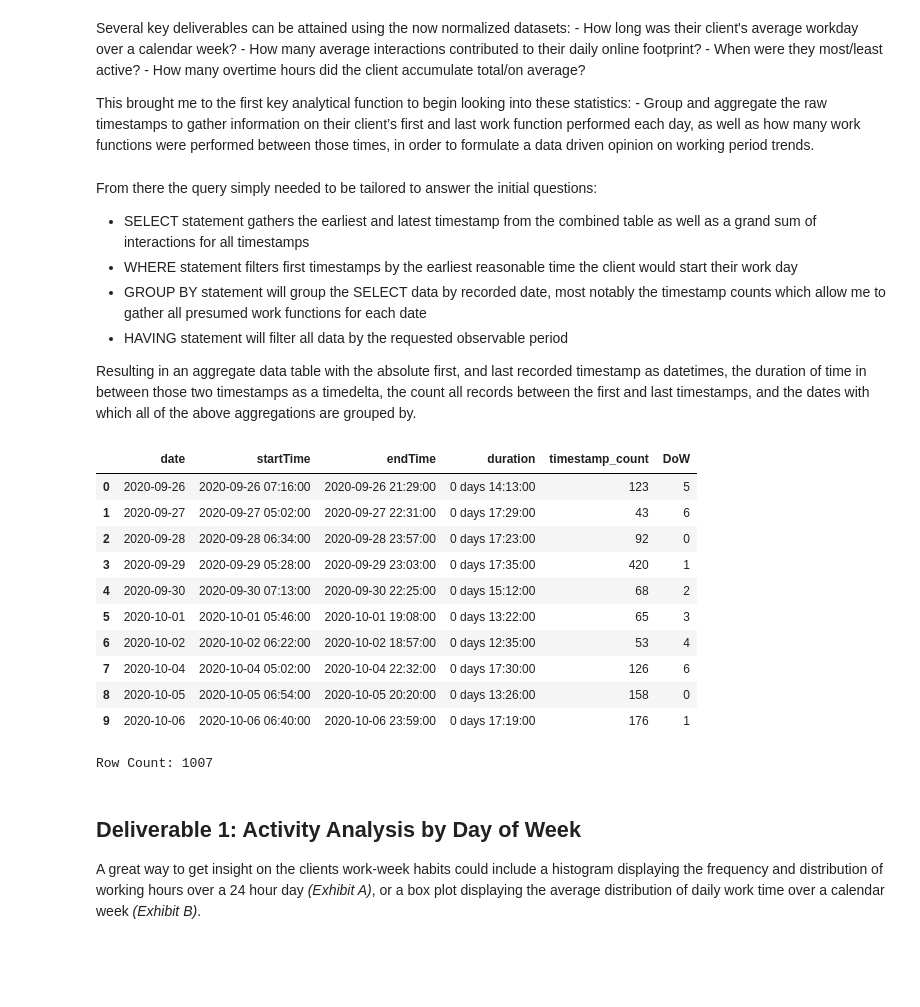
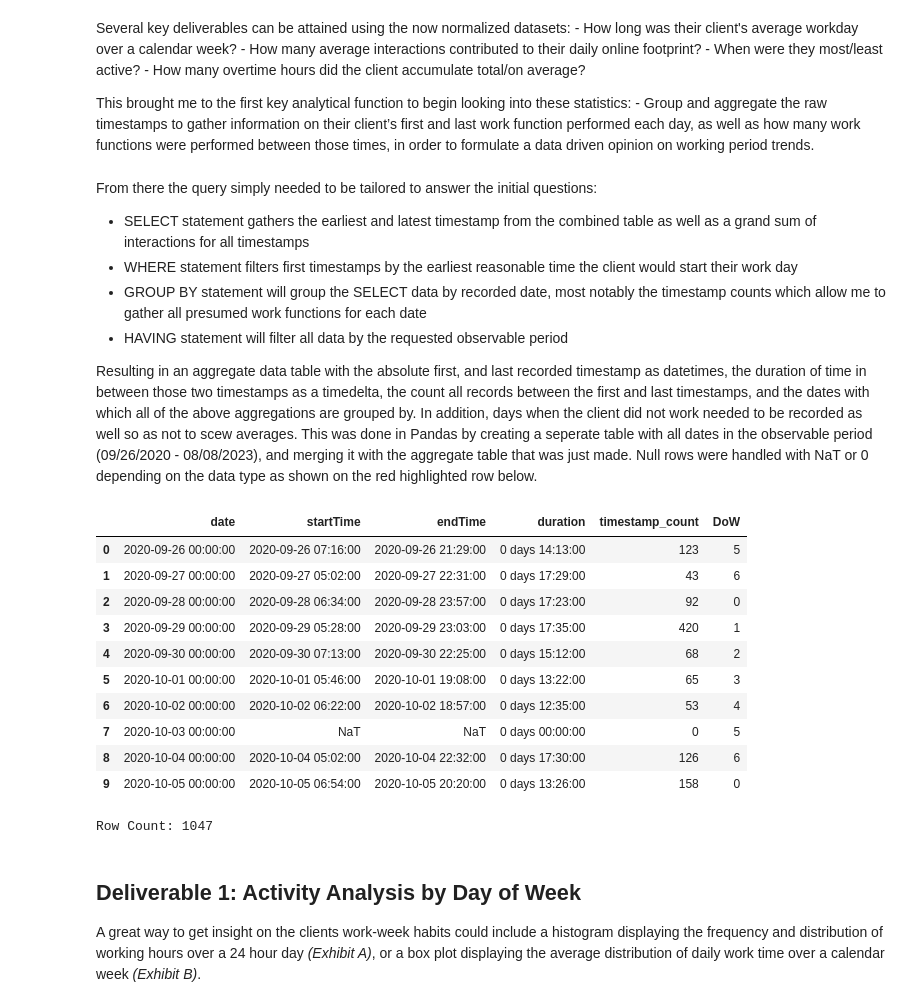
Before and after one commit to SB0912/Consulting-Portfolio, a Jupyter notebook: HvT.ipynb, the cells around one changed output. Drawn from its saved outputs; the diff is of its cells as text; code cells hidden in the pictures; blank space fills up the shorter version.

```diff
--- a/HvT.ipynb
+++ b/HvT.ipynb
@@ -177,44 +177,60 @@ From there the query simply needed to be tailored to answer the initial question
    - GROUP BY statement will group the SELECT data by recorded date, most notably the timestamp counts which allow me to gather all presumed work functions for each date
    - HAVING statement will filter all data by the requested observable period
 
-Resulting in an aggregate data table with the absolute first, and last recorded timestamp as datetimes, the duration of time in between those two timestamps as a timedelta, the count all records between the first and last timestamps, and the dates with which all of the above aggregations are grouped by.
+Resulting in an aggregate data table with the absolute first, and last recorded timestamp as datetimes, the duration of time in between those two timestamps as a timedelta, the count all records between the first and last timestamps, and the dates with which all of the above aggregations are grouped by. In addition, days when the client did not work needed to be recorded as well so as not to scew averages. This was done in Pandas by creating a seperate table with all dates in the observable period (09/26/2020 - 08/08/2023), and merging it with the aggregate table that was just made. Null rows were handled with NaT or 0 depending on the data type as shown on the red highlighted row below.
 # %%
 curser.execute("""
 SELECT
     `date`,
     MIN(first_timestamp) as startTime,
     MAX(last_timestamp) as endTime,
     TIMEDIFF(MAX(last_timestamp), MIN(first_timestamp)) as duration,
     SUM(timestamp_count) as timestamp_count,
     WEEKDAY(`date`) as DoW
 FROM
     CombinedStamps
 WHERE
     HOUR(first_timestamp) >= '05:00:00'
 GROUP BY
     `date`
 HAVING
     `date` BETWEEN '2020-09-26' AND '2023-08-08';
                """)
 combinedStamps = curser.fetchall()
 headers = [i[0] for i in curser.description]
 combinedStampsDf = pd.DataFrame(combinedStamps, columns=[headers], index=None)
 combinedStampsDf.columns = ['_'.join(col) if isinstance(col, tuple) else col for col in combinedStampsDf.columns]
-display(combinedStampsDf.head(10))
+
+# Date range for all dates between '2020-09-26' and '2023-08-08'
+dataPeriod = pd.date_range(start='2020-09-26', end='2023-08-08', freq='D')
+combinedStampsDf['date'] = pd.to_datetime(combinedStampsDf['date'], format='%Y-%m-%d')
+
+# Merge the existing data with the full date range
+combinedStampsDf = pd.DataFrame({'date': dataPeriod}).merge(combinedStampsDf, on='date', how='left')
+
+# Fill NaN values for startTime, endTime, duration, and timestamp_count
+combinedStampsDf['startTime'] = combinedStampsDf['startTime'].fillna(pd.NaT)
+combinedStampsDf['endTime'] = combinedStampsDf['endTime'].fillna(pd.NaT)
+combinedStampsDf['duration'] = combinedStampsDf['duration'].fillna(pd.Timedelta(0))
+combinedStampsDf['timestamp_count'] = combinedStampsDf['timestamp_count'].fillna(0)
+combinedStampsDf['DoW'] = combinedStampsDf['date'].dt.weekday
+
+highlight = lambda x: ['background: red' if x.name == 7 else '' for _ in x]
+display(combinedStampsDf.head(10).style.apply(highlight, axis=1))
 print("Row Count: " + str(len(combinedStampsDf)))
 # %% [output]
 |  | date | startTime | endTime | duration | timestamp_count | DoW |
-| 0 | 2020-09-26 | 2020-09-26 07:16:00 | 2020-09-26 21:29:00 | 0 days 14:13:00 | 123 | 5 |
-| 1 | 2020-09-27 | 2020-09-27 05:02:00 | 2020-09-27 22:31:00 | 0 days 17:29:00 | 43 | 6 |
-| 2 | 2020-09-28 | 2020-09-28 06:34:00 | 2020-09-28 23:57:00 | 0 days 17:23:00 | 92 | 0 |
-| 3 | 2020-09-29 | 2020-09-29 05:28:00 | 2020-09-29 23:03:00 | 0 days 17:35:00 | 420 | 1 |
-| 4 | 2020-09-30 | 2020-09-30 07:13:00 | 2020-09-30 22:25:00 | 0 days 15:12:00 | 68 | 2 |
-| 5 | 2020-10-01 | 2020-10-01 05:46:00 | 2020-10-01 19:08:00 | 0 days 13:22:00 | 65 | 3 |
-| 6 | 2020-10-02 | 2020-10-02 06:22:00 | 2020-10-02 18:57:00 | 0 days 12:35:00 | 53 | 4 |
-| 7 | 2020-10-04 | 2020-10-04 05:02:00 | 2020-10-04 22:32:00 | 0 days 17:30:00 | 126 | 6 |
-| 8 | 2020-10-05 | 2020-10-05 06:54:00 | 2020-10-05 20:20:00 | 0 days 13:26:00 | 158 | 0 |
-| 9 | 2020-10-06 | 2020-10-06 06:40:00 | 2020-10-06 23:59:00 | 0 days 17:19:00 | 176 | 1 |
+| 0 | 2020-09-26 00:00:00 | 2020-09-26 07:16:00 | 2020-09-26 21:29:00 | 0 days 14:13:00 | 123 | 5 |
+| 1 | 2020-09-27 00:00:00 | 2020-09-27 05:02:00 | 2020-09-27 22:31:00 | 0 days 17:29:00 | 43 | 6 |
+| 2 | 2020-09-28 00:00:00 | 2020-09-28 06:34:00 | 2020-09-28 23:57:00 | 0 days 17:23:00 | 92 | 0 |
+| 3 | 2020-09-29 00:00:00 | 2020-09-29 05:28:00 | 2020-09-29 23:03:00 | 0 days 17:35:00 | 420 | 1 |
+| 4 | 2020-09-30 00:00:00 | 2020-09-30 07:13:00 | 2020-09-30 22:25:00 | 0 days 15:12:00 | 68 | 2 |
+| 5 | 2020-10-01 00:00:00 | 2020-10-01 05:46:00 | 2020-10-01 19:08:00 | 0 days 13:22:00 | 65 | 3 |
+| 6 | 2020-10-02 00:00:00 | 2020-10-02 06:22:00 | 2020-10-02 18:57:00 | 0 days 12:35:00 | 53 | 4 |
+| 7 | 2020-10-03 00:00:00 | NaT | NaT | 0 days 00:00:00 | 0 | 5 |
+| 8 | 2020-10-04 00:00:00 | 2020-10-04 05:02:00 | 2020-10-04 22:32:00 | 0 days 17:30:00 | 126 | 6 |
+| 9 | 2020-10-05 00:00:00 | 2020-10-05 06:54:00 | 2020-10-05 20:20:00 | 0 days 13:26:00 | 158 | 0 |
-Row Count: 1007
+Row Count: 1047
 # %% [markdown]
 ## Deliverable 1: Activity Analysis by Day of Week
 
```
Also changed, not shown: parts of 5 cells of this notebook.
